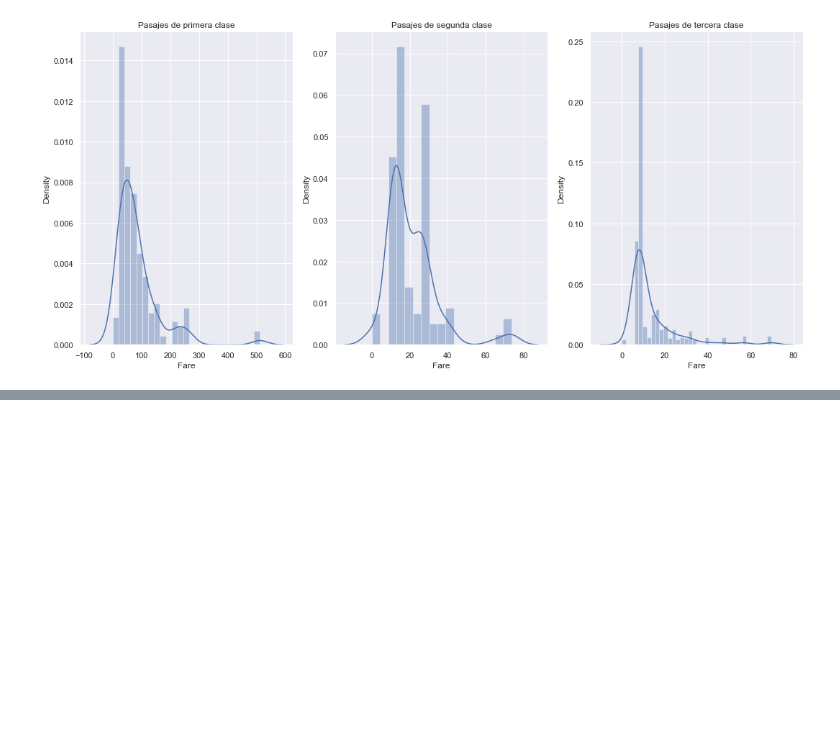
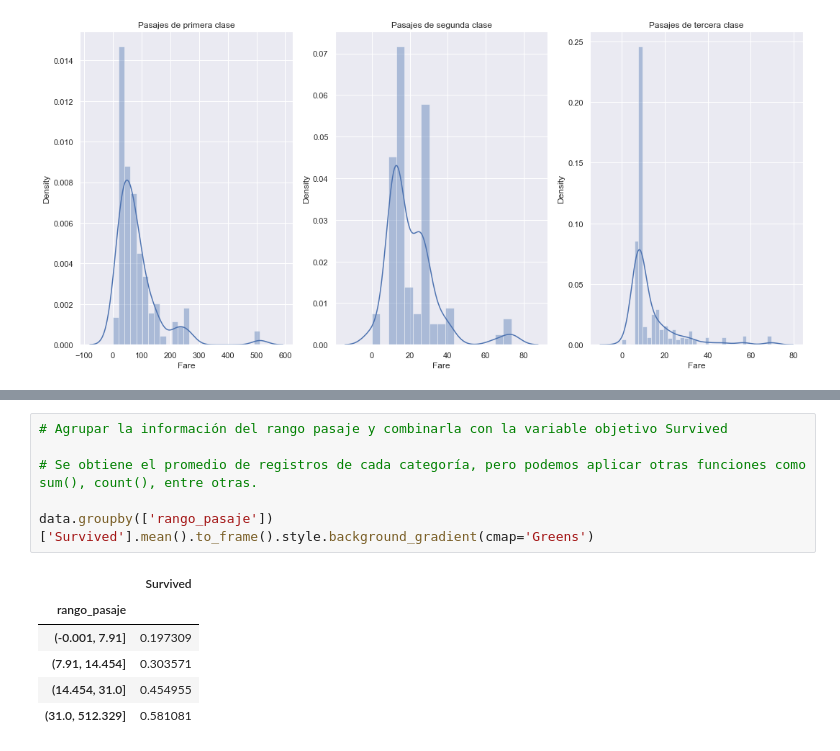
Before and after one commit to willknight27/analisis-datos-titanic, a Jupyter notebook: py-titanic.ipynb, the cells around one changed output, grey strips where cells are left out. Drawn from its saved outputs; the diff is of its cells as text; blank space fills up the shorter version.

```diff
--- a/py-titanic.ipynb
+++ b/py-titanic.ipynb
@@ -219,0 +272,13 @@ plt.show()
+# %%
+# Agrupar la información del rango pasaje y combinarla con la variable objetivo Survived
+
+# Se obtiene el promedio de registros de cada categoría, pero podemos aplicar otras funciones como sum(), count(), entre otras.
+
+data.groupby(['rango_pasaje'])['Survived'].mean().to_frame().style.background_gradient(cmap='Greens')
+# %% [output]
+|  | Survived |
+| rango_pasaje |  |
+| (-0.001, 7.91] | 0.197309 |
+| (7.91, 14.454] | 0.303571 |
+| (14.454, 31.0] | 0.454955 |
+| (31.0, 512.329] | 0.581081 |
```
Also changed, not shown: parts of 13 cells of this notebook.
